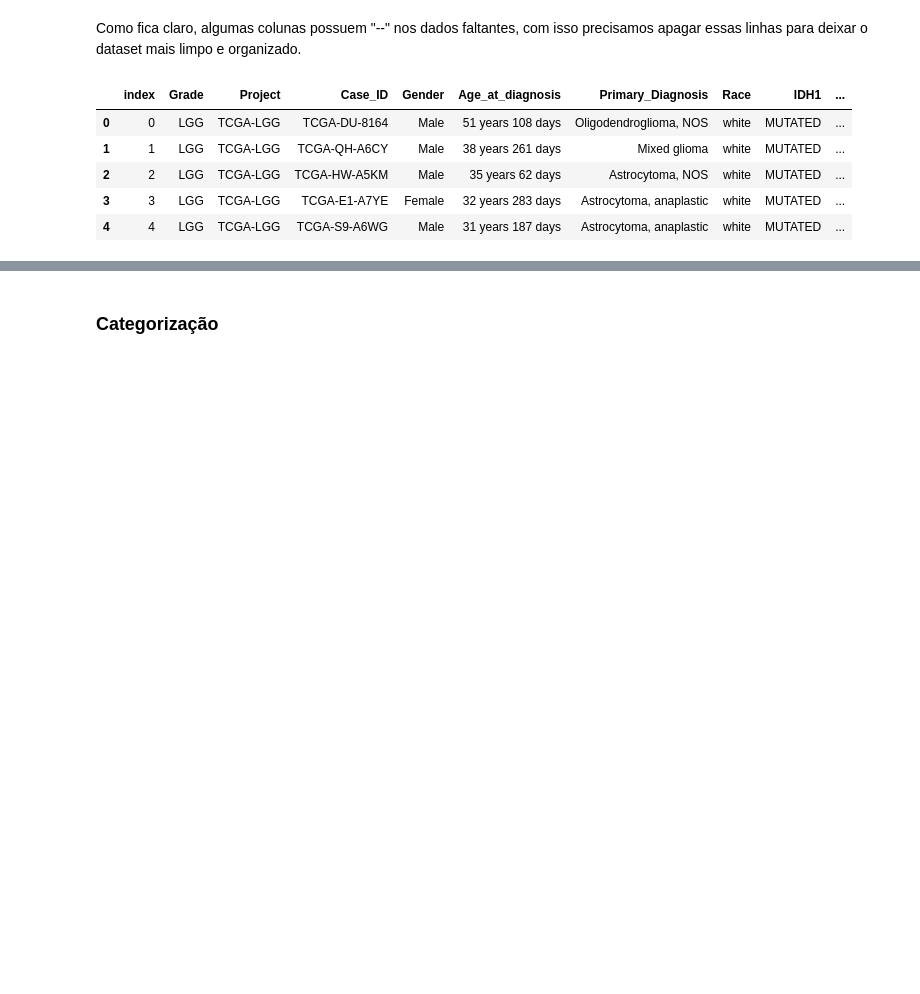
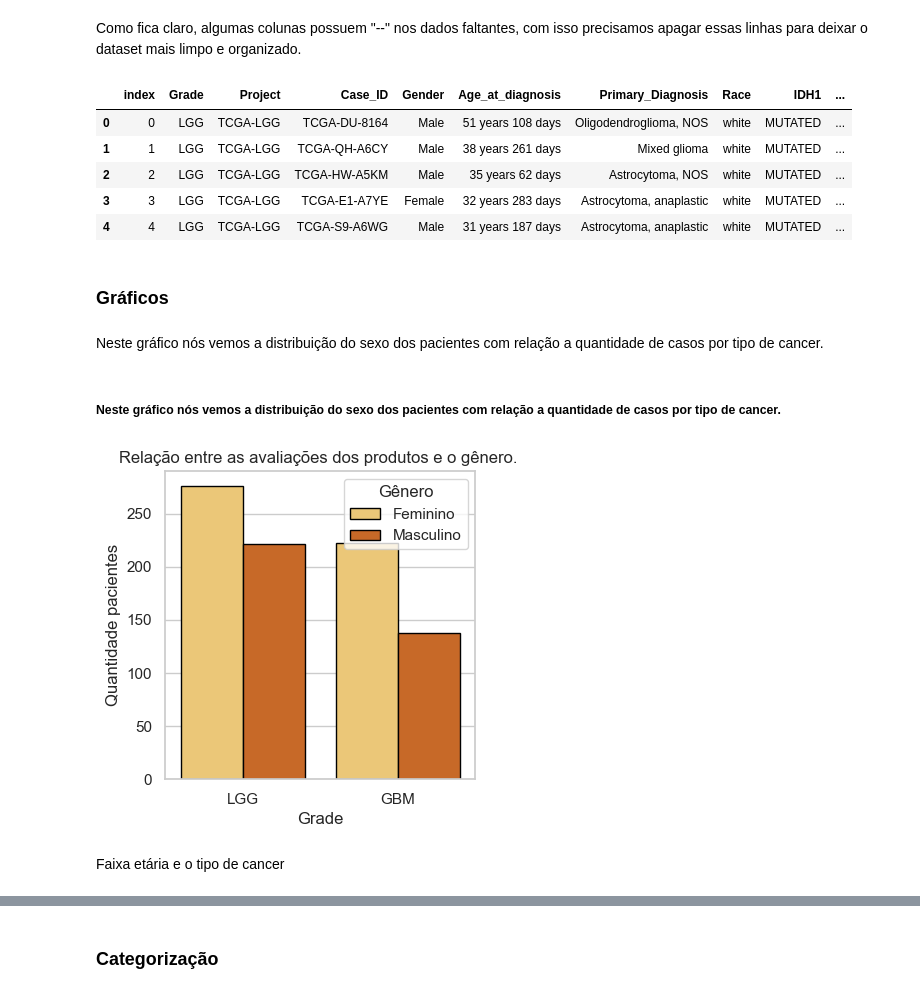
Before and after one commit to stefaneadna/Glioma-Grading-Clinical, a Jupyter notebook: analise.ipynb, the cells around one changed output, grey strips where cells are left out. Drawn from its saved outputs; the diff is of its cells as text; code cells hidden in the pictures; blank space fills up the shorter version.

```diff
--- a/analise.ipynb
+++ b/analise.ipynb
@@ -117,3 +117,22 @@ df.head(5)
 | 2 | 2 | LGG | TCGA-LGG | TCGA-HW-A5KM | Male | 35 years 62 days | Astrocytoma, NOS | white | MUTATED | ... |
 | 3 | 3 | LGG | TCGA-LGG | TCGA-E1-A7YE | Female | 32 years 283 days | Astrocytoma, anaplastic | white | MUTATED | ... |
 | 4 | 4 | LGG | TCGA-LGG | TCGA-S9-A6WG | Male | 31 years 187 days | Astrocytoma, anaplastic | white | MUTATED | ... |
+# %% [markdown]
+### Gráficos
+# %% [markdown]
+Neste gráfico nós vemos a distribuição do sexo dos pacientes com relação a quantidade de casos por tipo de cancer.
+# %%
+display(Markdown("##### Neste gráfico nós vemos a distribuição do sexo dos pacientes com relação a quantidade de casos por tipo de cancer. "))
+sns.set(style="whitegrid")
+plt.figure(figsize=(4,4))
+sns.countplot(x='Grade', data = df, hue='Gender',palette='YlOrBr',edgecolor = "black")
+plt.xlabel("Grade")
+plt.ylabel("Quantidade pacientes")
+plt.title("Relação entre as avaliações dos produtos e o gênero. ")
+plt.legend(title='Gênero', loc='upper right', labels=['Feminino', 'Masculino'])
+plt.show()
+# %% [output]
+##### Neste gráfico nós vemos a distribuição do sexo dos pacientes com relação a quantidade de casos por tipo de cancer.
+[figure, added]
+# %% [markdown]
+Faixa etária e o tipo de cancer
```
Also changed, not shown: parts of 7 cells of this notebook.
